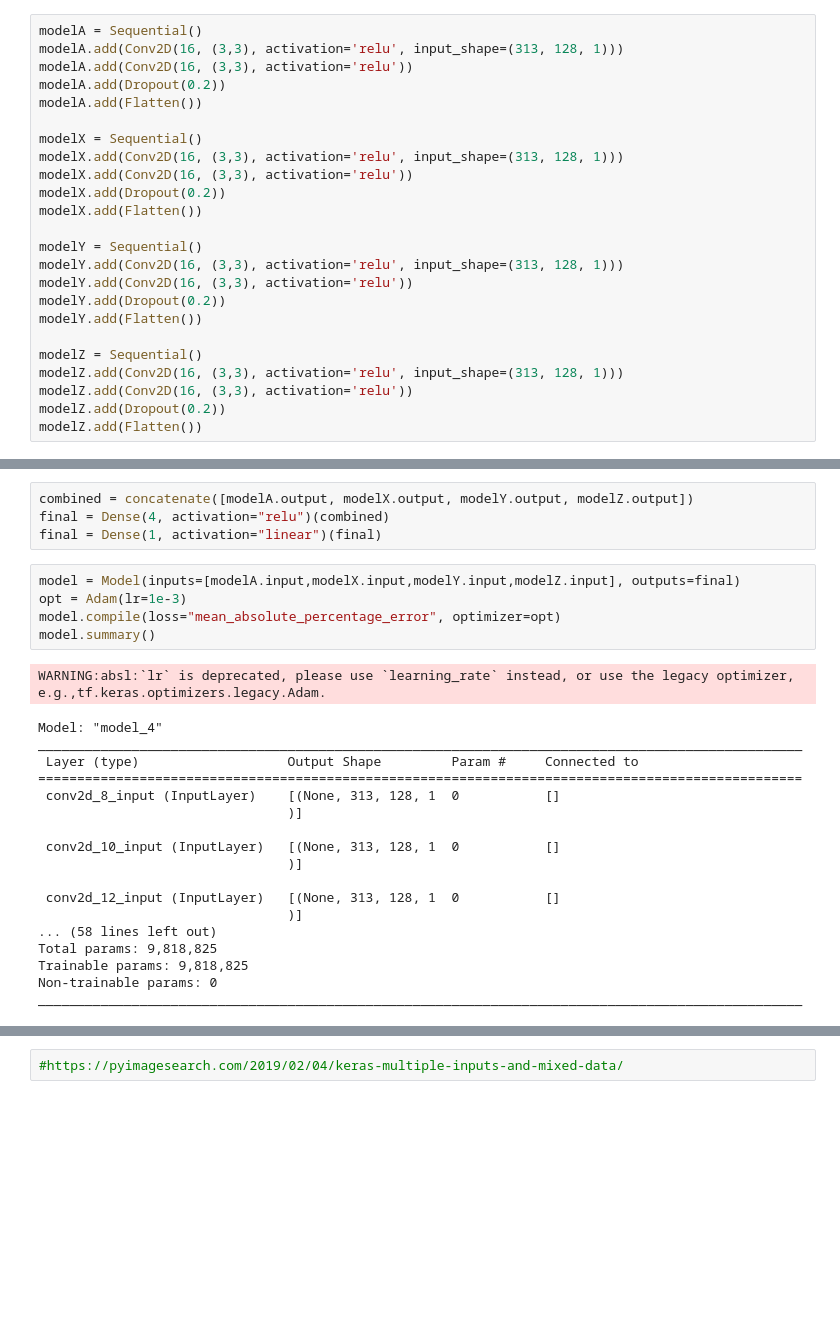
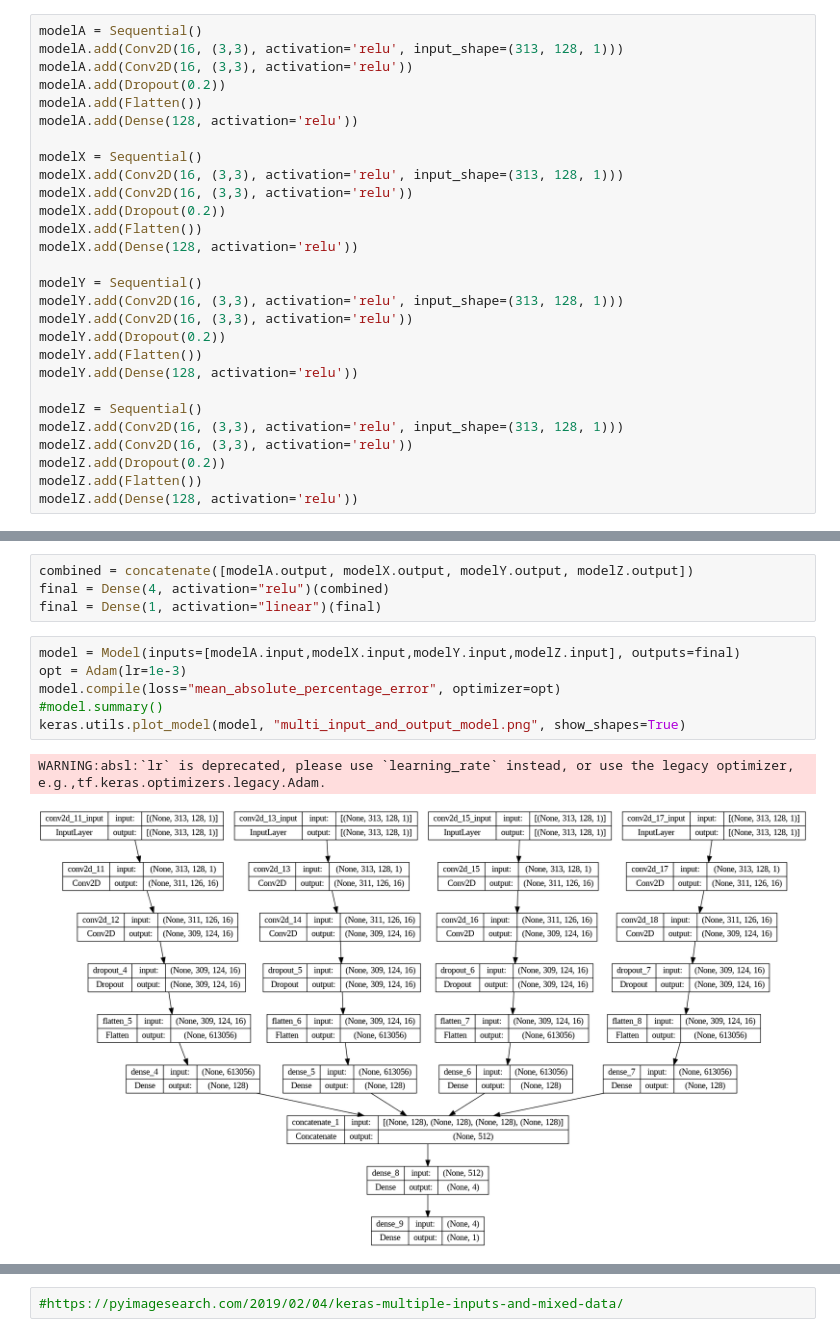
Before and after one commit to pawelszajwaj/Segregation, a Jupyter notebook: Main.ipynb, the cells around one changed output, grey strips where cells are left out. Saved outputs shown, nothing was run; the diff lists cells and outputs as text; blank space fills up the shorter version.

```diff
--- a/Main.ipynb
+++ b/Main.ipynb
@@ -669,24 +675,28 @@ modelA.add(Conv2D(16, (3,3), activation='relu', input_shape=(313, 128, 1)))
 modelA.add(Conv2D(16, (3,3), activation='relu'))
 modelA.add(Dropout(0.2))
 modelA.add(Flatten())
+modelA.add(Dense(128, activation='relu'))
 
 modelX = Sequential()
 modelX.add(Conv2D(16, (3,3), activation='relu', input_shape=(313, 128, 1)))
 modelX.add(Conv2D(16, (3,3), activation='relu'))
 modelX.add(Dropout(0.2))
 modelX.add(Flatten())
+modelX.add(Dense(128, activation='relu'))
 
 modelY = Sequential()
 modelY.add(Conv2D(16, (3,3), activation='relu', input_shape=(313, 128, 1)))
 modelY.add(Conv2D(16, (3,3), activation='relu'))
 modelY.add(Dropout(0.2))
 modelY.add(Flatten())
+modelY.add(Dense(128, activation='relu'))
 
 modelZ = Sequential()
 modelZ.add(Conv2D(16, (3,3), activation='relu', input_shape=(313, 128, 1)))
 modelZ.add(Conv2D(16, (3,3), activation='relu'))
 modelZ.add(Dropout(0.2))
 modelZ.add(Flatten())
+modelZ.add(Dense(128, activation='relu'))
 # %%
 from tensorflow.keras.layers import concatenate
 from tensorflow.keras.models import Model
@@ -698,25 +712,10 @@ final = Dense(1, activation="linear")(final)
 # %%
 model = Model(inputs=[modelA.input,modelX.input,modelY.input,modelZ.input], outputs=final)
 opt = Adam(lr=1e-3)
 model.compile(loss="mean_absolute_percentage_error", optimizer=opt)
-model.summary()
+#model.summary()
+keras.utils.plot_model(model, "multi_input_and_output_model.png", show_shapes=True)
 # %% [output]
 WARNING:absl:`lr` is deprecated, please use `learning_rate` instead, or use the legacy optimizer, e.g.,tf.keras.optimizers.legacy.Adam.
-Model: "model_4"
-__________________________________________________________________________________________________
- Layer (type)                   Output Shape         Param #     Connected to
-==================================================================================================
- conv2d_8_input (InputLayer)    [(None, 313, 128, 1  0           []
-                                )]
-
- conv2d_10_input (InputLayer)   [(None, 313, 128, 1  0           []
-                                )]
-
- conv2d_12_input (InputLayer)   [(None, 313, 128, 1  0           []
-                                )]
-... (58 lines left out)
-Total params: 9,818,825
-Trainable params: 9,818,825
-Non-trainable params: 0
-__________________________________________________________________________________________________
+[figure, added]
 # %%
```
Also changed, not shown: parts of 11 cells of this notebook.
